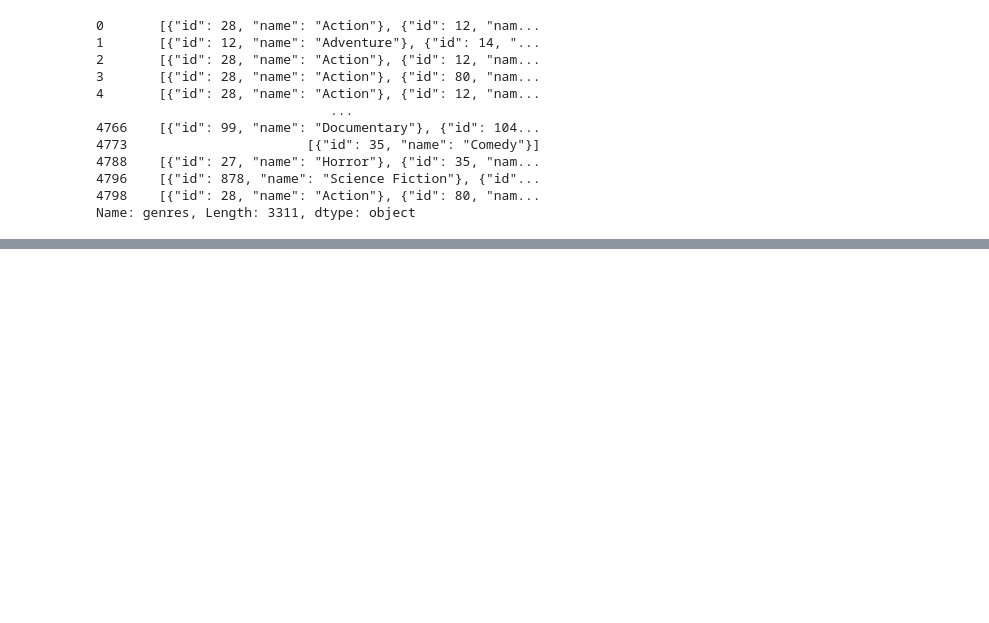
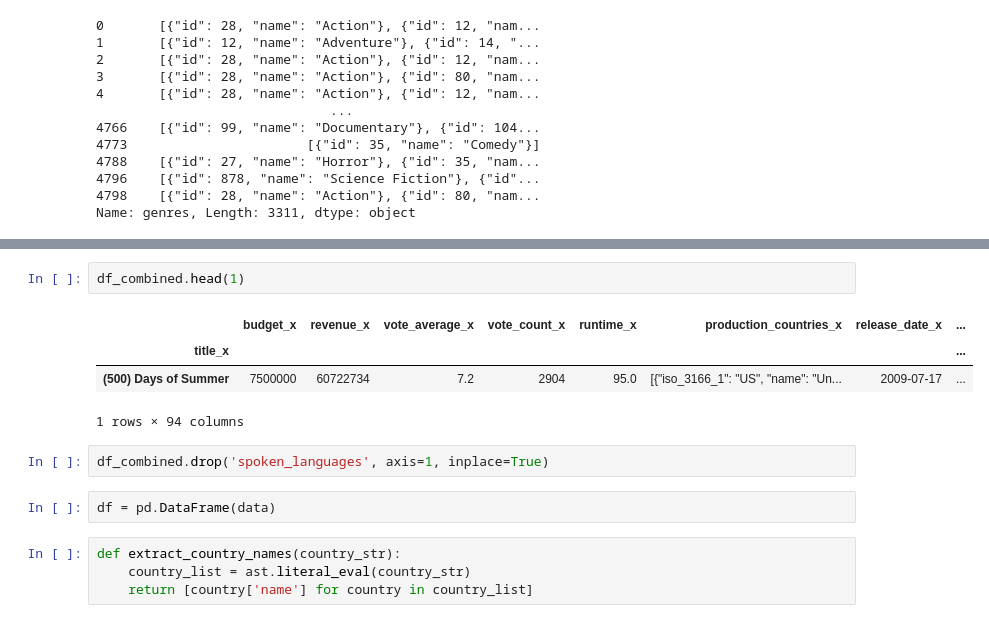
Before and after one commit to Prajwal-1446/Movie_Revenue_Prediction, a Jupyter notebook: MLG_Project.ipynb, the cells around one changed output, grey strips where cells are left out. Drawn from its saved outputs; the diff is of its cells as text; blank space fills up the shorter version.

Commit message:
finished data preprossesing

```diff
--- a/MLG_Project.ipynb
+++ b/MLG_Project.ipynb
@@ -200,0 +214,15 @@ df_encoded.set_index('title_x', inplace=True)
+# %%
+df_combined.head(1)
+# %% [output]
+|  | budget_x | revenue_x | vote_average_x | vote_count_x | runtime_x | production_countries_x | release_date_x | ... |
+| title_x |  |  |  |  |  |  |  | ... |
+| (500) Days of Summer | 7500000 | 60722734 | 7.2 | 2904 | 95.0 | [{"iso_3166_1": "US", "name": "Un... | 2009-07-17 | ... |
+1 rows × 94 columns
+# %%
+df_combined.drop('spoken_languages', axis=1, inplace=True)
+# %%
+df = pd.DataFrame(data)
+# %%
+def extract_country_names(country_str):
+    country_list = ast.literal_eval(country_str)
+    return [country['name'] for country in country_list]
```
Also changed, not shown: parts of 49 cells of this notebook.
